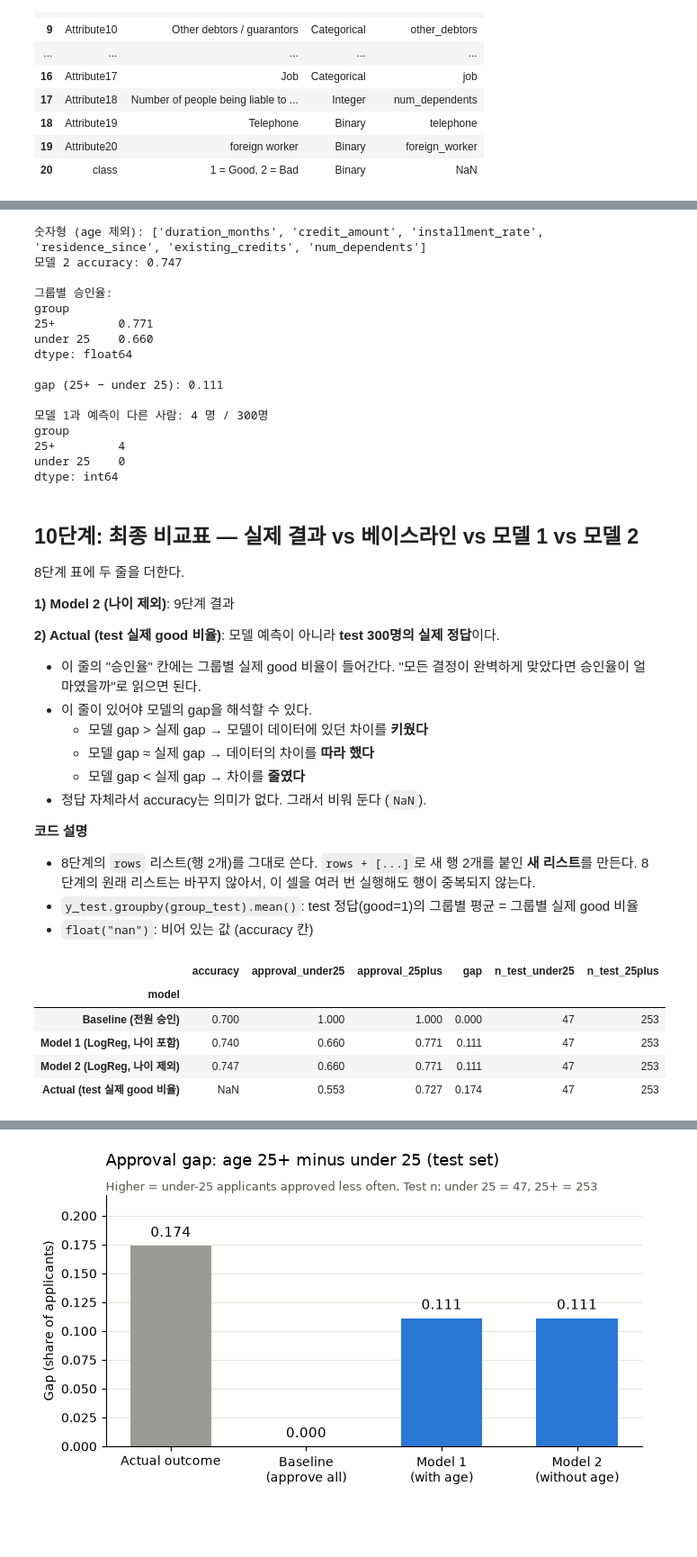
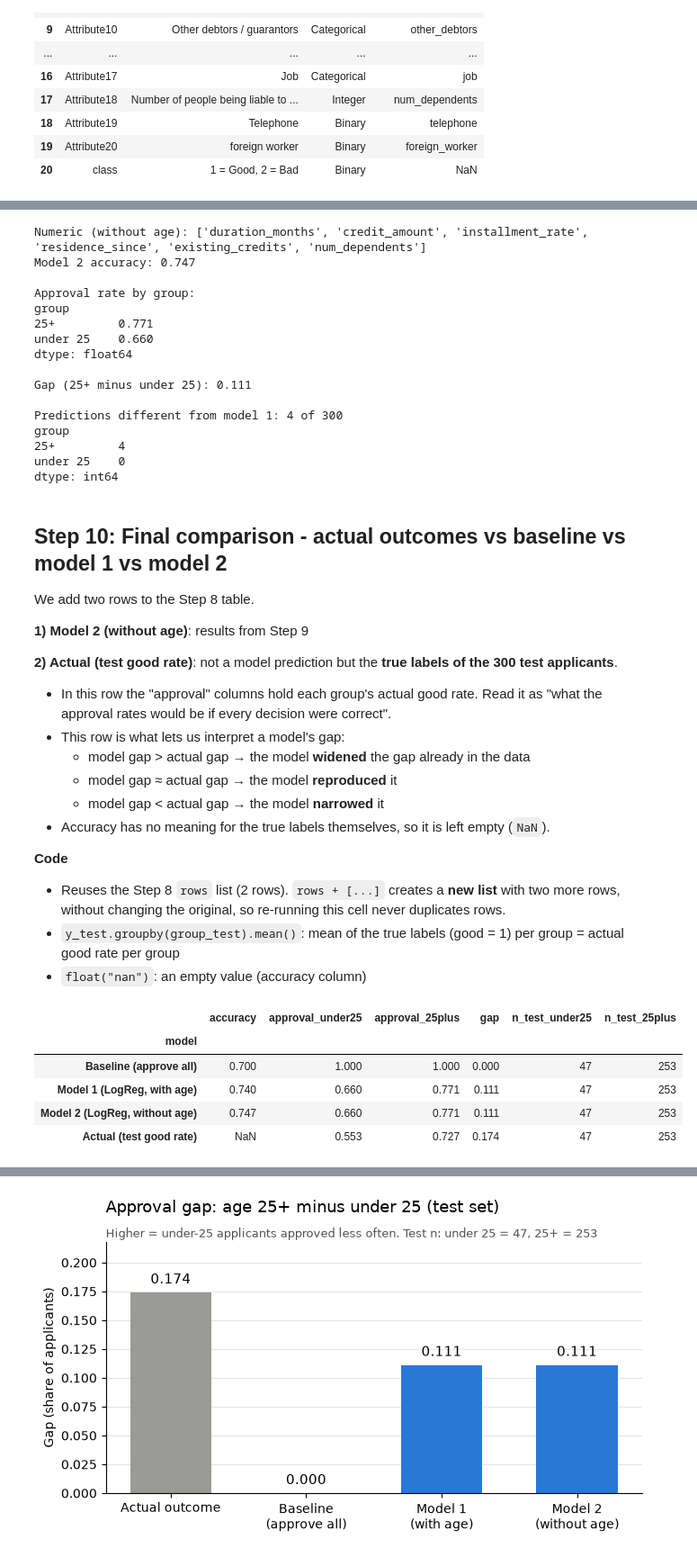
Before and after one commit to minjaekim1702-max/loan-fairness-audit, a Jupyter notebook: audit.ipynb, the cells around one changed output, grey strips where cells are left out. Shown at 90% size. Cells and saved outputs as stored; diff of their text form; code cells hidden in the pictures; blank space fills up the shorter version.

```diff
--- a/audit.ipynb
+++ b/audit.ipynb
@@ -524,7 +534,7 @@ n_25plus = (group_test == "25+").sum()
 
 rows = [
     {
-        "model": "Baseline (전원 승인)",
+        "model": "Baseline (approve all)",
         "accuracy": baseline_acc,
         "approval_under25": baseline_rates["under 25"],
         "approval_25plus": baseline_rates["25+"],
@@ -533,7 +543,7 @@ rows = [
         "n_test_25plus": n_25plus,
     },
     {
-        "model": "Model 1 (LogReg, 나이 포함)",
+        "model": "Model 1 (LogReg, with age)",
         "accuracy": model1_acc,
         "approval_under25": model1_rates["under 25"],
         "approval_25plus": model1_rates["25+"],
@@ -572,7 +582,7 @@ comparison.round(3)
 # %%
-# 모델 1과 같은 설정에서 age만 뺀다
+# Same setup as model 1, minus age
 numeric_cols_no_age = [c for c in numeric_cols if c != "age"]
-print("숫자형 (age 제외):", numeric_cols_no_age)   # 6개
+print("Numeric (without age):", numeric_cols_no_age)   # 6 columns
 
 preprocess_no_age = ColumnTransformer([
     ("cat", OneHotEncoder(handle_unknown="ignore"), categorical_cols),
@@ -584,7 +594,7 @@ model2 = Pipeline([
     ("logreg", LogisticRegression(max_iter=1000)),
 ])
 
-# 학습과 예측 모두 age 컬럼을 뺀 X 사용
+# Train and predict without the age column
 X_train_no_age = X_train.drop(columns="age")
 X_test_no_age = X_test.drop(columns="age")
 
@@ -592,90 +602,90 @@ model2.fit(X_train_no_age, y_train)
 model2_pred = pd.Series(model2.predict(X_test_no_age), index=X_test.index)
 
 model2_acc = accuracy_score(y_test, model2_pred)
-model2_rates = model2_pred.groupby(group_test).mean()   # 그룹은 여전히 나이로 나눔
+model2_rates = model2_pred.groupby(group_test).mean()   # groups still defined by age
 model2_gap = model2_rates["25+"] - model2_rates["under 25"]
 
-print("모델 2 accuracy:", round(model2_acc, 3))
+print("Model 2 accuracy:", round(model2_acc, 3))
 print()
-print("그룹별 승인율:")
+print("Approval rate by group:")
 print(model2_rates.round(3))
 print()
-print("gap (25+ − under 25):", round(model2_gap, 3))
+print("Gap (25+ minus under 25):", round(model2_gap, 3))
 print()
 
-# 추가 확인: 모델 1과 예측이 다른 사람 수
+# Extra check: how many predictions differ from model 1
 different = model1_pred != model2_pred
-print("모델 1과 예측이 다른 사람:", different.sum(), "명 / 300명")
+print("Predictions different from model 1:", different.sum(), "of 300")
 print(different.groupby(group_test).sum())
 # %% [output]
-숫자형 (age 제외): ['duration_months', 'credit_amount', 'installment_rate', 'residence_since', 'existing_credits', 'num_dependents']
-모델 2 accuracy: 0.747
+Numeric (without age): ['duration_months', 'credit_amount', 'installment_rate', 'residence_since', 'existing_credits', 'num_dependents']
+Model 2 accuracy: 0.747
 
-그룹별 승인율:
+Approval rate by group:
 group
 25+         0.771
 under 25    0.660
 dtype: float64
 
-gap (25+ − under 25): 0.111
+Gap (25+ minus under 25): 0.111
 
-모델 1과 예측이 다른 사람: 4 명 / 300명
+Predictions different from model 1: 4 of 300
 group
 25+         4
 under 25    0
 dtype: int64
 # %% [markdown]
-## 10단계: 최종 비교표 — 실제 결과 vs 베이스라인 vs 모델 1 vs 모델 2
+## Step 10: Final comparison - actual outcomes vs baseline vs model 1 vs model 2
 
-8단계 표에 두 줄을 더한다.
+We add two rows to the Step 8 table.
 
-**1) Model 2 (나이 제외)**: 9단계 결과
+**1) Model 2 (without age)**: results from Step 9
 
-**2) Actual (test 실제 good 비율)**: 모델 예측이 아니라 **test 300명의 실제 정답**이다.
-- 이 줄의 "승인율" 칸에는 그룹별 실제 good 비율이 들어간다. "모든 결정이 완벽하게 맞았다면 승인율이 얼마였을까"로 읽으면 된다.
-- 이 줄이 있어야 모델의 gap을 해석할 수 있다.
-  - 모델 gap > 실제 gap → 모델이 데이터에 있던 차이를 **키웠다**
-  - 모델 gap ≈ 실제 gap → 데이터의 차이를 **따라 했다**
-  - 모델 gap < 실제 gap → 차이를 **줄였다**
-- 정답 자체라서 accuracy는 의미가 없다. 그래서 비워 둔다 (`NaN`).
+**2) Actual (test good rate)**: not a model prediction but the **true labels of the 300 test applicants**.
+- In this row the "approval" columns hold each group's actual good rate. Read it as "what the approval rates would be if every decision were correct".
+- This row is what lets us interpret a model's gap:
+  - model gap > actual gap → the model **widened** the gap already in the data
+  - model gap ≈ actual gap → the model **reproduced** it
+  - model gap < actual gap → the model **narrowed** it
+- Accuracy has no meaning for the true labels themselves, so it is left empty (`NaN`).
 
-**코드 설명**
-- 8단계의 `rows` 리스트(행 2개)를 그대로 쓴다. `rows + [...]`로 새 행 2개를 붙인 **새 리스트**를 만든다. 8단계의 원래 리스트는 바꾸지 않아서, 이 셀을 여러 번 실행해도 행이 중복되지 않는다.
-- `y_test.groupby(group_test).mean()`: test 정답(good=1)의 그룹별 평균 = 그룹별 실제 good 비율
-- `float("nan")`: 비어 있는 값 (accuracy 칸)
+**Code**
+- Reuses the Step 8 `rows` list (2 rows). `rows + [...]` creates a **new list** with two more rows, without changing the original, so re-running this cell never duplicates rows.
+- `y_test.groupby(group_test).mean()`: mean of the true labels (good = 1) per group = actual good rate per group
+- `float("nan")`: an empty value (accuracy column)
 # %%
-# test 300명의 실제 good 비율 (그룹별)
+# Actual good rate of the 300 test applicants, by group
 actual_rates = y_test.groupby(group_test).mean()
 actual_gap = actual_rates["25+"] - actual_rates["under 25"]
 
 final_rows = rows + [
     {
-        "model": "Model 2 (LogReg, 나이 제외)",
+        "model": "Model 2 (LogReg, without age)",
         "accuracy": model2_acc,
         "approval_under25": model2_rates["under 25"],
         "approval_25plus": model2_rates["25+"],
         "gap": model2_gap,
         "n_test_under25": n_under25,
         "n_test_25plus": n_25plus,
     },
     {
-        "model": "Actual (test 실제 good 비율)",
+        "model": "Actual (test good rate)",
         "accuracy": float("nan"),
         "approval_under25": actual_rates["under 25"],
         "approval_25plus": actual_rates["25+"],
         "gap": actual_gap,
         "n_test_under25": n_under25,
         "n_test_25plus": n_25plus,
     },
 ]
 
 final_comparison = pd.DataFrame(final_rows).set_index("model")
 final_comparison.round(3)
 # %% [output]
 |  | accuracy | approval_under25 | approval_25plus | gap | n_test_under25 | n_test_25plus |
 | model |  |  |  |  |  |  |
-| Baseline (전원 승인) | 0.700 | 1.000 | 1.000 | 0.000 | 47 | 253 |
-| Model 1 (LogReg, 나이 포함) | 0.740 | 0.660 | 0.771 | 0.111 | 47 | 253 |
-| Model 2 (LogReg, 나이 제외) | 0.747 | 0.660 | 0.771 | 0.111 | 47 | 253 |
-| Actual (test 실제 good 비율) | NaN | 0.553 | 0.727 | 0.174 | 47 | 253 |
+| Baseline (approve all) | 0.700 | 1.000 | 1.000 | 0.000 | 47 | 253 |
+| Model 1 (LogReg, with age) | 0.740 | 0.660 | 0.771 | 0.111 | 47 | 253 |
+| Model 2 (LogReg, without age) | 0.747 | 0.660 | 0.771 | 0.111 | 47 | 253 |
+| Actual (test good rate) | NaN | 0.553 | 0.727 | 0.174 | 47 | 253 |
 # %% [markdown]
```
Also changed, not shown: parts of 48 cells of this notebook, 1 other file.
